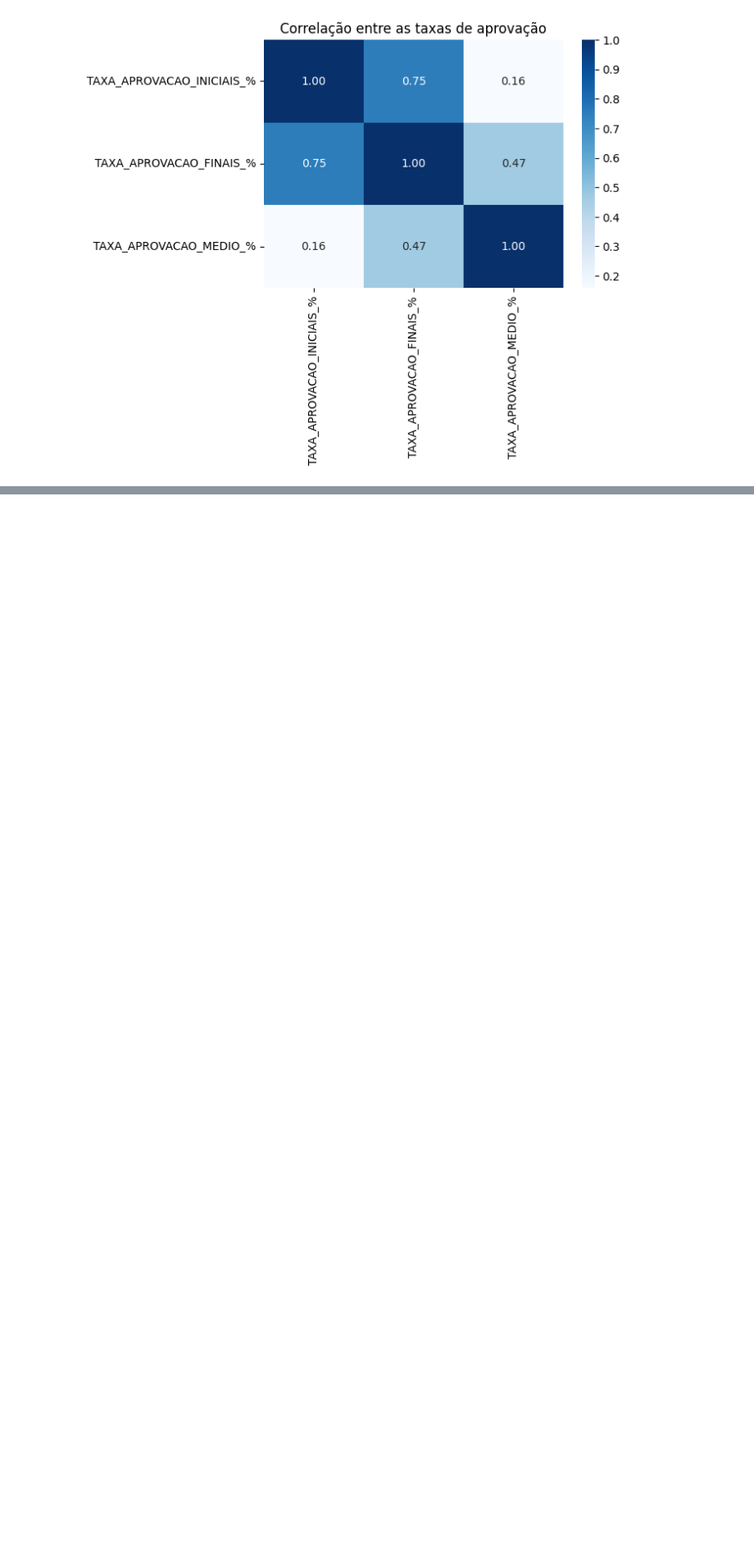
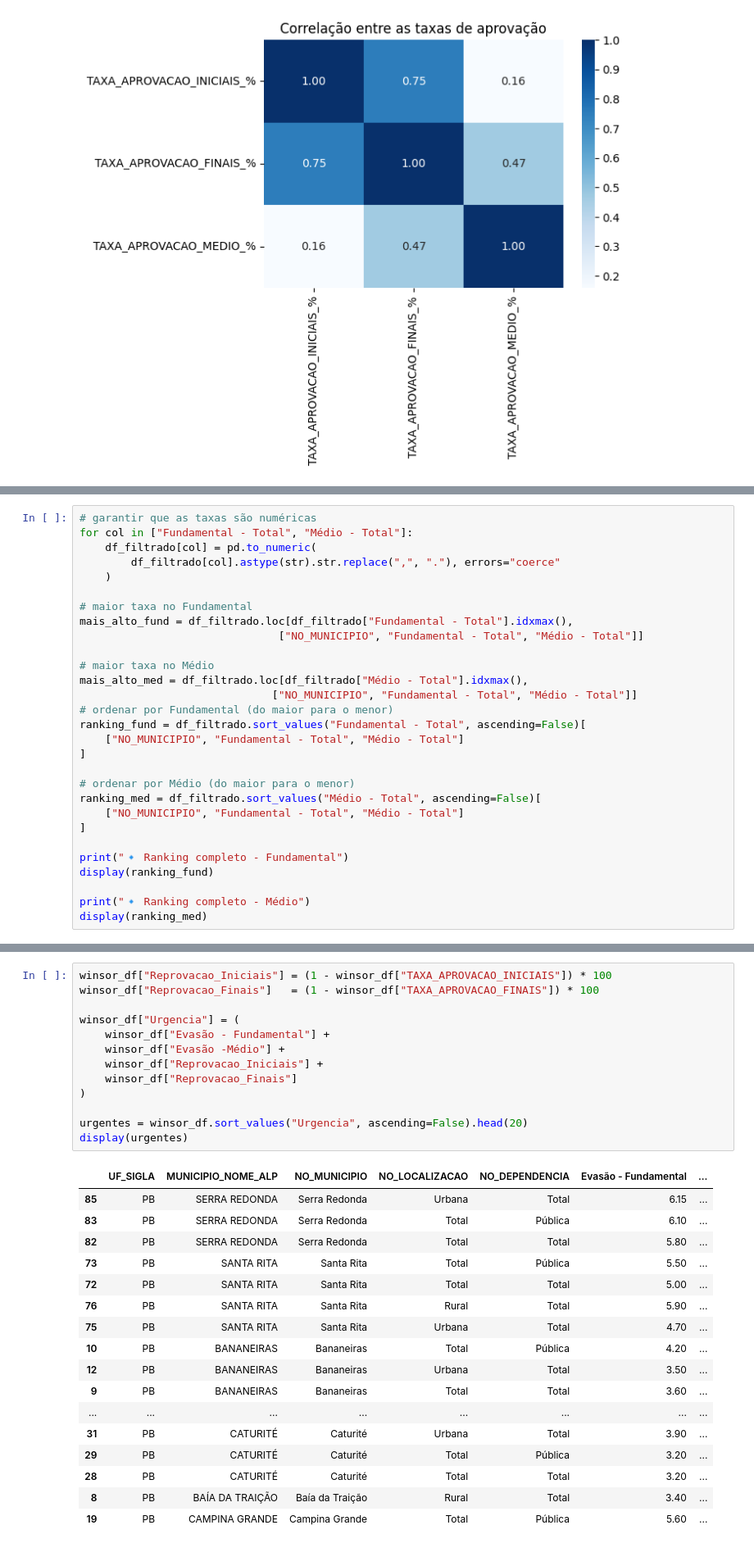
Before and after one commit to pedrorveloso-gif/projeto_alpa, a Jupyter notebook: sprint01.ipynb, the cells around one changed output, grey strips where cells are left out. Shown at 82% size. Cells and saved outputs as stored; diff of their text form; blank space fills up the shorter version.

```diff
--- a/sprint01.ipynb
+++ b/sprint01.ipynb
@@ -513,0 +614,29 @@ plt.show()
+# %%
+# garantir que as taxas são numéricas
+for col in ["Fundamental - Total", "Médio - Total"]:
+    df_filtrado[col] = pd.to_numeric(
+        df_filtrado[col].astype(str).str.replace(",", "."), errors="coerce"
+    )
+
+# maior taxa no Fundamental
+mais_alto_fund = df_filtrado.loc[df_filtrado["Fundamental - Total"].idxmax(),
+                               ["NO_MUNICIPIO", "Fundamental - Total", "Médio - Total"]]
+
+# maior taxa no Médio
+mais_alto_med = df_filtrado.loc[df_filtrado["Médio - Total"].idxmax(),
+                              ["NO_MUNICIPIO", "Fundamental - Total", "Médio - Total"]]
+# ordenar por Fundamental (do maior para o menor)
+ranking_fund = df_filtrado.sort_values("Fundamental - Total", ascending=False)[
+    ["NO_MUNICIPIO", "Fundamental - Total", "Médio - Total"]
+]
+
+# ordenar por Médio (do maior para o menor)
+ranking_med = df_filtrado.sort_values("Médio - Total", ascending=False)[
+    ["NO_MUNICIPIO", "Fundamental - Total", "Médio - Total"]
+]
+
+print("🔹 Ranking completo - Fundamental")
+display(ranking_fund)
+
+print("🔹 Ranking completo - Médio")
+display(ranking_med)
@@ -513,0 +821,31 @@ plt.show()
+# %%
+winsor_df["Reprovacao_Iniciais"] = (1 - winsor_df["TAXA_APROVACAO_INICIAIS"]) * 100
+winsor_df["Reprovacao_Finais"]   = (1 - winsor_df["TAXA_APROVACAO_FINAIS"]) * 100
+
+winsor_df["Urgencia"] = (
+    winsor_df["Evasão - Fundamental"] +
+    winsor_df["Evasão -Médio"] +
+    winsor_df["Reprovacao_Iniciais"] +
+    winsor_df["Reprovacao_Finais"]
+)
+
+urgentes = winsor_df.sort_values("Urgencia", ascending=False).head(20)
+display(urgentes)
+# %% [output]
+|  | UF_SIGLA | MUNICIPIO_NOME_ALP | NO_MUNICIPIO | NO_LOCALIZACAO | NO_DEPENDENCIA | Evasão - Fundamental | ... |
+| 85 | PB | SERRA REDONDA | Serra Redonda | Urbana | Total | 6.15 | ... |
+| 83 | PB | SERRA REDONDA | Serra Redonda | Total | Pública | 6.10 | ... |
+| 82 | PB | SERRA REDONDA | Serra Redonda | Total | Total | 5.80 | ... |
+| 73 | PB | SANTA RITA | Santa Rita | Total | Pública | 5.50 | ... |
+| 72 | PB | SANTA RITA | Santa Rita | Total | Total | 5.00 | ... |
+| 76 | PB | SANTA RITA | Santa Rita | Rural | Total | 5.90 | ... |
+| 75 | PB | SANTA RITA | Santa Rita | Urbana | Total | 4.70 | ... |
+| 10 | PB | BANANEIRAS | Bananeiras | Total | Pública | 4.20 | ... |
+| 12 | PB | BANANEIRAS | Bananeiras | Urbana | Total | 3.50 | ... |
+| 9 | PB | BANANEIRAS | Bananeiras | Total | Total | 3.60 | ... |
+| ... | ... | ... | ... | ... | ... | ... | ... |
+| 31 | PB | CATURITÉ | Caturité | Urbana | Total | 3.90 | ... |
+| 29 | PB | CATURITÉ | Caturité | Total | Pública | 3.20 | ... |
+| 28 | PB | CATURITÉ | Caturité | Total | Total | 3.20 | ... |
+| 8 | PB | BAÍA DA TRAIÇÃO | Baía da Traição | Rural | Total | 3.40 | ... |
+| 19 | PB | CAMPINA GRANDE | Campina Grande | Total | Pública | 5.60 | ... |
```
Also changed, not shown: parts of 7 cells of this notebook.
